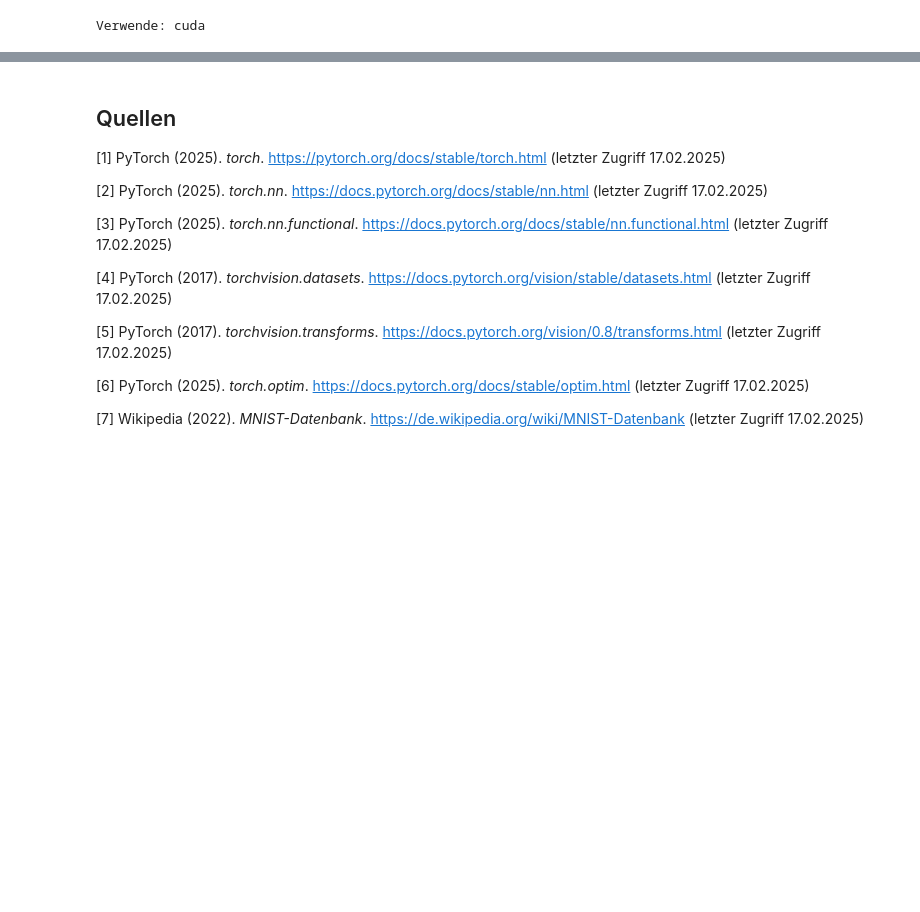
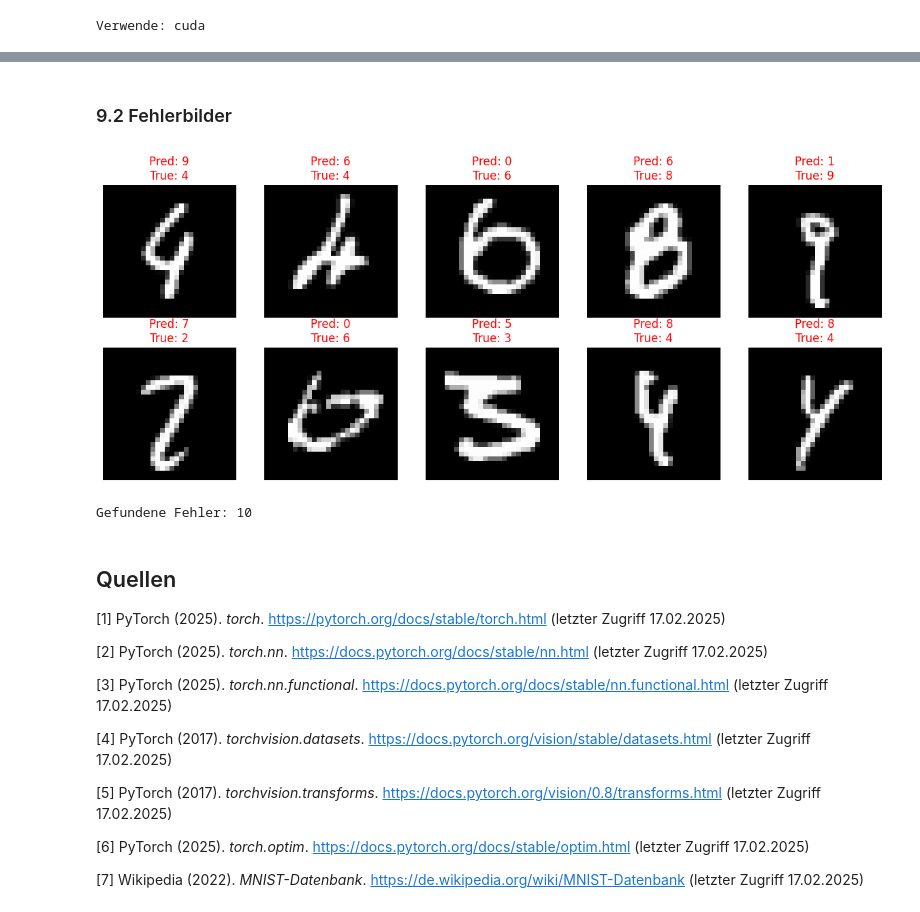
Before and after one commit to ChristianJakubzig/cnn-digit-recognition-project, a Jupyter notebook: src/vortrag.ipynb, the cells around one changed output, grey strips where cells are left out. Saved outputs shown, nothing was run; the diff lists cells and outputs as text; code cells hidden in the pictures; blank space fills up the shorter version.

```diff
--- a/src/vortrag.ipynb
+++ b/src/vortrag.ipynb
@@ -354,3 +414,48 @@ Train Epoch: 4 [47424/60000 (79%)]      Loss: 0.056137
+# %% [markdown]
+### 9.2 Fehlerbilder
+# %%
+# Alle Testbilder durchgehen und falsche Vorhersagen sammeln
+model.eval()
+incorrect_examples = []
+incorrect_preds = []
+incorrect_targets = []
+
+with torch.no_grad():
+    for data, target in test_data:
+        data = data.to(device)
+        target = target.to(device)  # ← AUCH auf GPU!
+        output = model(data)
+        pred = output.max(1, keepdim=True)[1].squeeze()
+
+        # Nur falsche Vorhersagen speichern
+        mask = pred != target
+        incorrect_examples.extend(data[mask].cpu())
+        incorrect_preds.extend(pred[mask].cpu())
+        incorrect_targets.extend(target[mask].cpu())  # ← .cpu() hinzufügen
+
+        # Stoppen wenn wir 10 Fehler haben
+        if len(incorrect_examples) >= 10:
+            break
+
+# Visualisieren (nur erste 10)
+fig = plt.figure(figsize=(12, 5))
+for i in range(min(10, len(incorrect_examples))):
+    plt.subplot(2, 5, i+1)
+    plt.imshow(incorrect_examples[i][0], cmap='gray')
+
+    pred = incorrect_preds[i].item()
+    true = incorrect_targets[i].item()
+
+    plt.title(f'Pred: {pred}\nTrue: {true}', color='red')
+    plt.axis('off')
+
+plt.tight_layout()
+plt.show()
+
+print(f"Gefundene Fehler: {len(incorrect_examples)}")
+# %% [output]
+[figure, added]
+Gefundene Fehler: 10
 # %% [markdown]
 ## Quellen <a id='quellen'></a>
 
```
Also changed, not shown: parts of 22 cells of this notebook.
